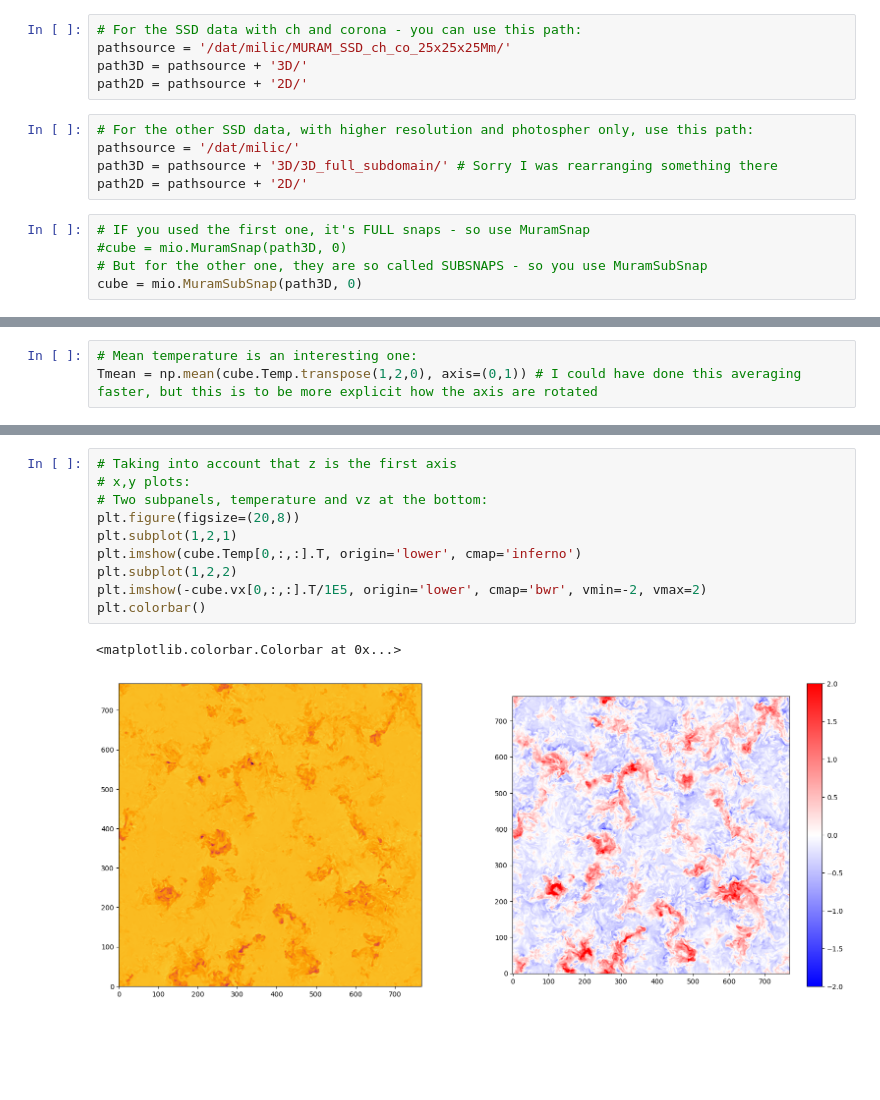
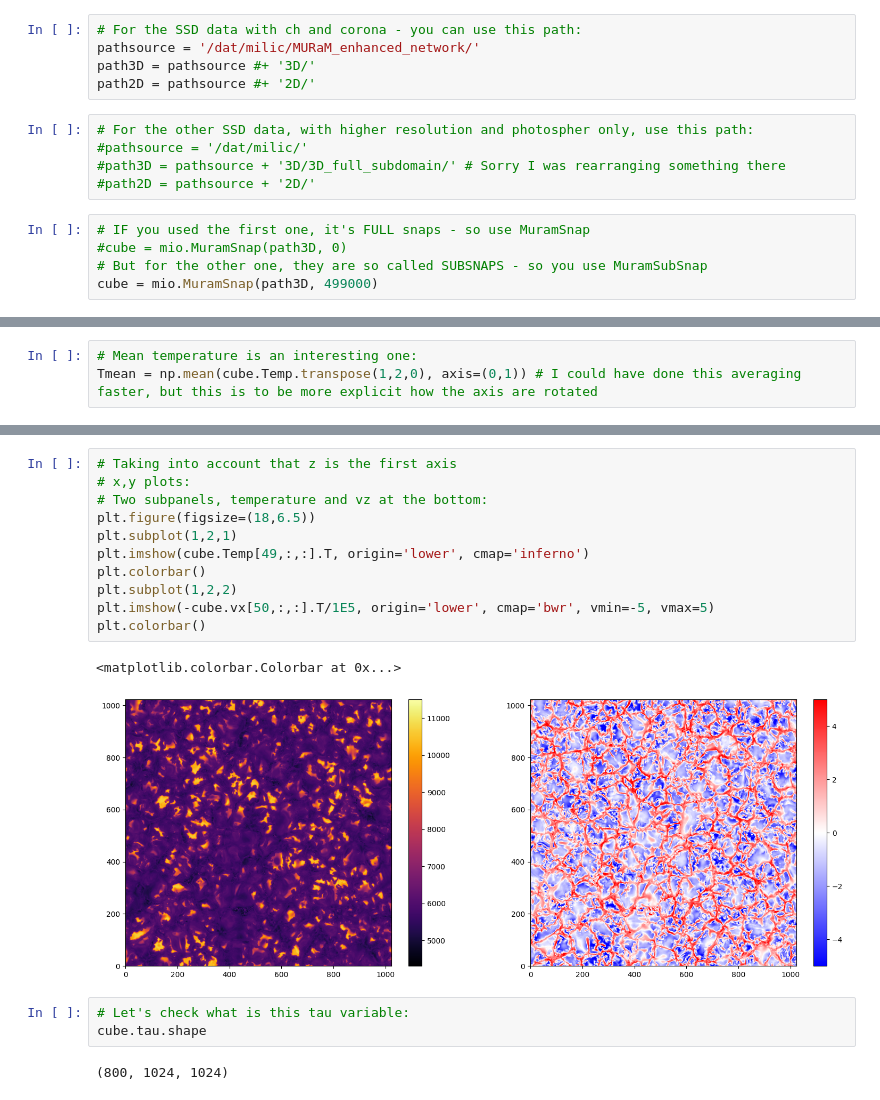
Before and after one commit to ivanzmilic/snapy, a Jupyter notebook: muram_3D_reading.ipynb, the cells around one changed output, grey strips where cells are left out. Drawn from its saved outputs; the diff is of its cells as text; blank space fills up the shorter version.

Commit message:
Analyzing the tau cube

```diff
--- a/muram_3D_reading.ipynb
+++ b/muram_3D_reading.ipynb
@@ -5,19 +5,19 @@ import muram as mio
 import matplotlib.pyplot as plt
 # %%
 # For the SSD data with ch and corona - you can use this path:
-pathsource = '/dat/milic/MURAM_SSD_ch_co_25x25x25Mm/'
-path3D = pathsource + '3D/'
-path2D = pathsource + '2D/'
+pathsource = '/dat/milic/MURaM_enhanced_network/'
+path3D = pathsource #+ '3D/'
+path2D = pathsource #+ '2D/'
 # %%
 # For the other SSD data, with higher resolution and photospher only, use this path:
-pathsource = '/dat/milic/'
-path3D = pathsource + '3D/3D_full_subdomain/' # Sorry I was rearranging something there
-path2D = pathsource + '2D/'
+#pathsource = '/dat/milic/'
+#path3D = pathsource + '3D/3D_full_subdomain/' # Sorry I was rearranging something there
+#path2D = pathsource + '2D/'
 # %%
 # IF you used the first one, it's FULL snaps - so use MuramSnap
 #cube = mio.MuramSnap(path3D, 0)
 # But for the other one, they are so called SUBSNAPS - so you use MuramSubSnap
-cube = mio.MuramSubSnap(path3D, 0)
+cube = mio.MuramSnap(path3D, 499000)
 # %%
 cube.available
 # %% [output]
@@ -48,13 +53,19 @@ plt.savefig('Tmean_profile.png', dpi=150, bbox_inches='tight')
 # %%
 # Taking into account that z is the first axis
 # x,y plots:
 # Two subpanels, temperature and vz at the bottom:
-plt.figure(figsize=(20,8))
+plt.figure(figsize=(18,6.5))
 plt.subplot(1,2,1)
-plt.imshow(cube.Temp[0,:,:].T, origin='lower', cmap='inferno')
+plt.imshow(cube.Temp[49,:,:].T, origin='lower', cmap='inferno')
+plt.colorbar()
 plt.subplot(1,2,2)
-plt.imshow(-cube.vx[0,:,:].T/1E5, origin='lower', cmap='bwr', vmin=-2, vmax=2)
+plt.imshow(-cube.vx[50,:,:].T/1E5, origin='lower', cmap='bwr', vmin=-5, vmax=5)
 plt.colorbar()
 # %% [output]
 <matplotlib.colorbar.Colorbar at 0x...>
-[figure, old version]
+[figure, new version]
+# %%
+# Let's check what is this tau variable:
+cube.tau.shape
+# %% [output]
+(800, 1024, 1024)
```
Also changed, not shown: parts of 10 cells of this notebook, 1 other file.
